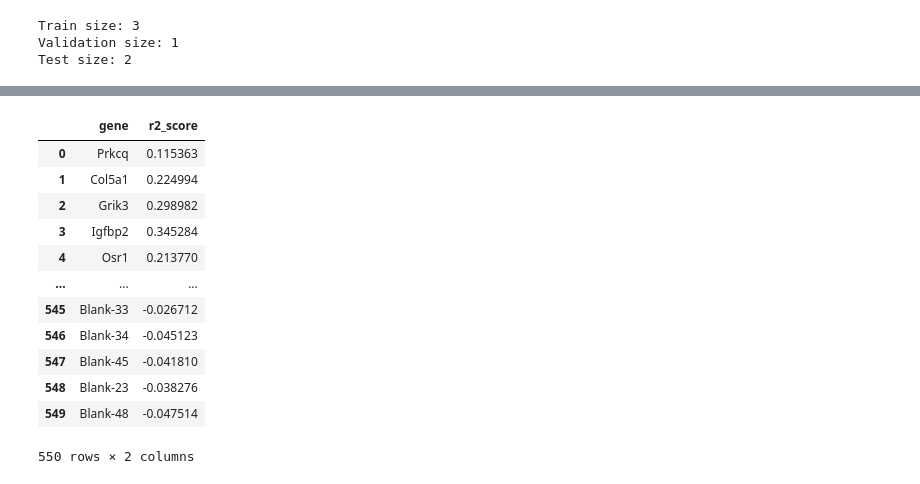
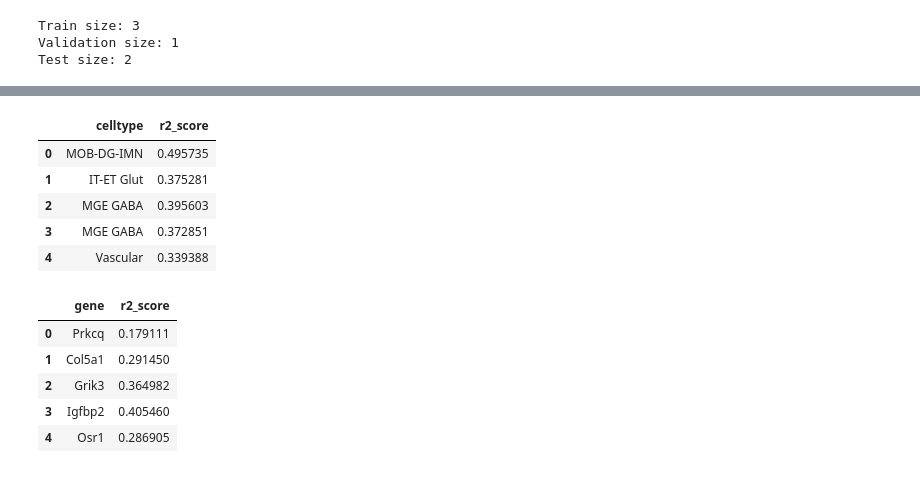
Before and after one commit to theislab/spatial_atlas_ssl, a Jupyter notebook: graph_model_test.ipynb, the cells around one changed output, grey strips where cells are left out. Saved outputs shown, nothing was run; the diff lists cells and outputs as text; code cells hidden in the pictures.

```diff
--- a/graph_model_test.ipynb
+++ b/graph_model_test.ipynb
@@ -160,11 +342,11 @@ class GAT(nn.Module):
 device = torch.device('cuda' if torch.cuda.is_available() else 'cpu')
 
 # Create the model
-model = GCN_2(550, 550, 550).to(device) # in_channels is set to 100 as an example. Please replace it with your actual feature size.
+model = GAT_2(550, 550, 550).to(device) # in_channels is set to 100 as an example. Please replace it with your actual feature size.
 
 # Define loss function and optimizer
 criterion = nn.MSELoss()
-optimizer = optim.Adam(model.parameters(), lr=0.0005)
+optimizer = optim.Adam(model.parameters(), lr=0.001)
 #scheduler = StepLR(optimizer, step_size=80, gamma=0.1) # learning rate scheduler
 
 num_epochs = 150
@@ -190,11 +391,9 @@ def test(model, test_loader, criterion, device):
 
     for data in tqdm(test_loader):
         with torch.no_grad():
-            expression = torch.tensor(data.x[0].toarray(), dtype=torch.double).to(device)
-            expression_masked = torch.tensor(data.y[0].toarray(), dtype=torch.double).to(device)
 
-            outputs = model(expression.float(), data.edge_index.to(device).long())
-            loss = criterion(outputs[data.mask], expression_masked.float())
+            outputs = model(data.x.float().to(device), data.edge_index.to(device).long())
+            loss = criterion(outputs[data.mask], data.y.float())
         total_test_loss += loss.item() * data.num_graphs
         test_celltypes_list.append(data.cell_type_masked)
         test_targets_list.append(expression_masked.float())
@@ -207,5 +406,33 @@ def test(model, test_loader, criterion, device):
     print(f"Test loss: {test_loss:.4f}, test r2: {test_r2:.4f}")
         # Return test loss and r2 for further use
     return test_loss, test_r2,test_targets_list,test_outputs_list,test_celltypes_list
+# %%
+
+def test(model, test_loader, criterion, device):
+    model.to(device)
+    model.eval()
+
+    total_test_loss = 0
+    test_targets_list = []
+    test_outputs_list = []
+    test_celltypes_list = []
+
+    for data in tqdm(test_loader):
+        with torch.no_grad():
+
+            outputs = model(data.x.float().to(device), data.edge_index.to(device).long())
+            loss = criterion(outputs[data.mask], data.y.to_dense().to(device))
+        total_test_loss += loss.item() * data.num_graphs
+        test_celltypes_list.append(data.cell_type_masked)
+        test_targets_list.append(data.y.to_dense().float())
+        test_outputs_list.append(outputs[data.mask])
+
+    # Measure and print test loss and R2
+    test_loss = total_test_loss / len(test_loader.dataset)
+    test_r2 = r2_score(torch.cat(test_targets_list).cpu().detach().numpy(),
+                       torch.cat(test_outputs_list).cpu().detach().numpy())
+    print(f"Test loss: {test_loss:.4f}, test r2: {test_r2:.4f}")
+        # Return test loss and r2 for further use
+    return test_loss, test_r2,test_targets_list,test_outputs_list,test_celltypes_list
 # %%
 test_loss, test_r2,test_targets_list,test_outputs_list,test_celltypes_list = test(model, test_loader, criterion, device)
@@ -239,22 +524,24 @@ import pandas as pd
 preds_test_per_cell = pd.DataFrame({'celltype': flattened_list, 'r2_score': r2_score(np.transpose(torch.cat(test_targets_list).cpu().detach().numpy()), np.transpose(torch.cat(test_outputs_list).cpu().detach().numpy()), multioutput='raw_values')})
 
 preds_test_per_gene = pd.DataFrame({'gene': data_constracter.adata.var_names, 'r2_score': r2_score(torch.cat(test_targets_list).cpu().detach().numpy(), torch.cat(test_outputs_list).cpu().detach().numpy(), multioutput='raw_values')})
+# %%
+preds_test_per_cell[0:5]
+# %% [output]
+|  | celltype | r2_score |
+| 0 | MOB-DG-IMN | 0.495735 |
+| 1 | IT-ET Glut | 0.375281 |
+| 2 | MGE GABA | 0.395603 |
+| 3 | MGE GABA | 0.372851 |
+| 4 | Vascular | 0.339388 |
 # %%
-preds_test_per_gene
+preds_test_per_gene[0:5]
 # %% [output]
 |  | gene | r2_score |
-| 0 | Prkcq | 0.115363 |
-| 1 | Col5a1 | 0.224994 |
-| 2 | Grik3 | 0.298982 |
-| 3 | Igfbp2 | 0.345284 |
-| 4 | Osr1 | 0.213770 |
-| ... | ... | ... |
-| 545 | Blank-33 | -0.026712 |
-| 546 | Blank-34 | -0.045123 |
-| 547 | Blank-45 | -0.041810 |
-| 548 | Blank-23 | -0.038276 |
-| 549 | Blank-48 | -0.047514 |
+| 0 | Prkcq | 0.179111 |
+| 1 | Col5a1 | 0.291450 |
+| 2 | Grik3 | 0.364982 |
+| 3 | Igfbp2 | 0.405460 |
+| 4 | Osr1 | 0.286905 |
-550 rows × 2 columns
 # %%
 # huge class inbalance problem, need to handel -> add weight?
 # add pooling
```
Also changed, not shown: parts of 30 cells of this notebook, 2 other files.
